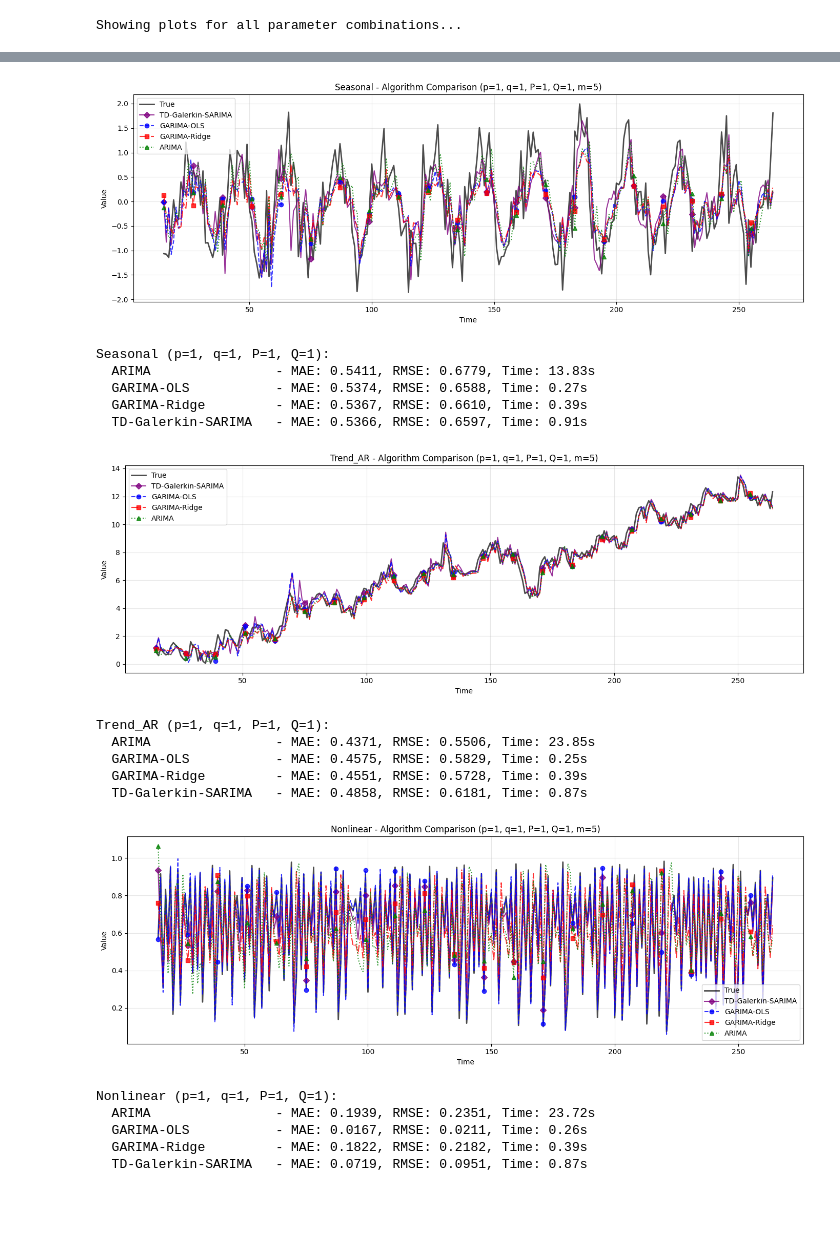
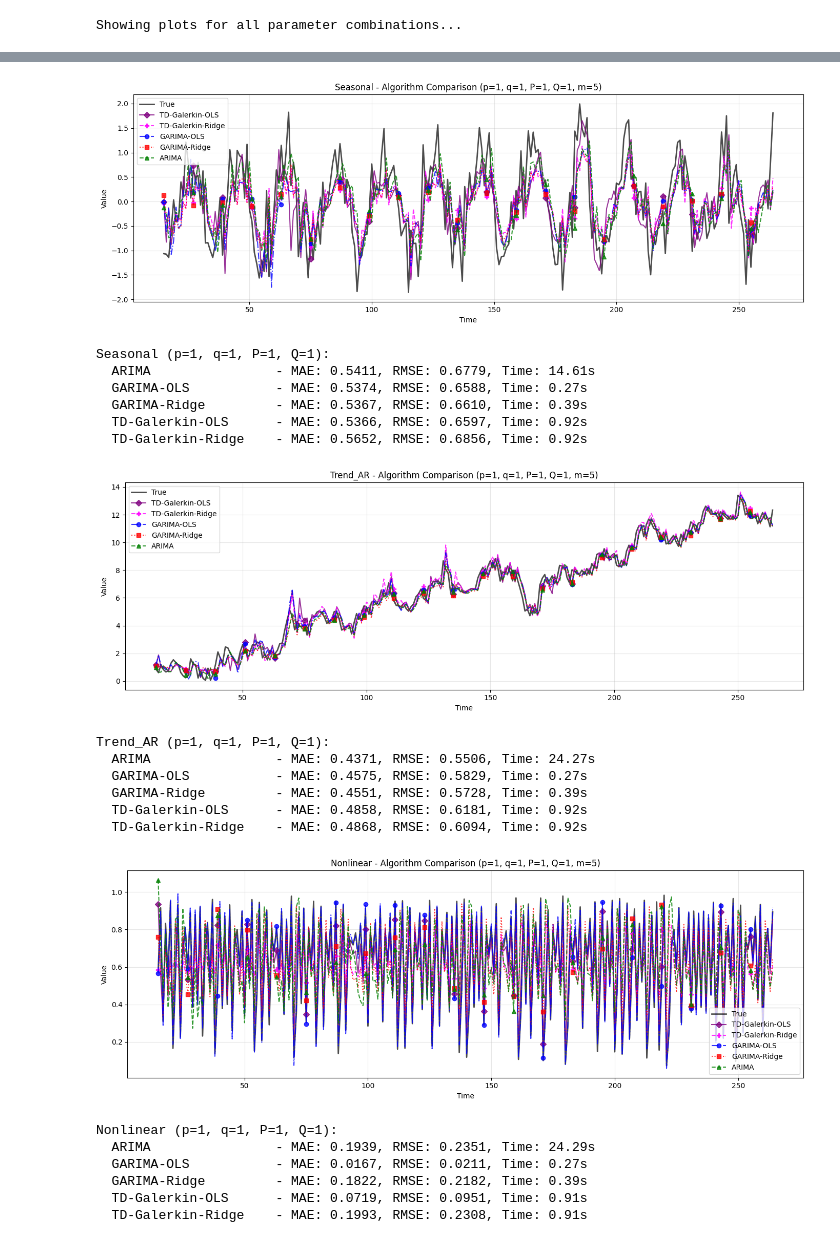
Before and after one commit to Gingerbread1213/Galerkin_ARIMA, a Jupyter notebook: TD_GARIMA_sythetic.ipynb, the cells around one changed output, grey strips where cells are left out. Drawn from its saved outputs; the diff is of its cells as text; code cells hidden in the pictures; blank space fills up the shorter version.

```diff
--- a/TD_GARIMA_sythetic.ipynb
+++ b/TD_GARIMA_sythetic.ipynb
@@ -74,9 +74,11 @@ import time
 from statsmodels.tsa.arima.model import ARIMA
 from model import GalerkinSARIMA
 
-# Define algorithms to run
+# Define algorithms to run - now including TD-Ridge!
 algorithms = [
-    {'name': 'TD-Galerkin-SARIMA', 'is_td': True},
+    {'name': 'TD-Galerkin-OLS', 'is_td': True, 'use_ridge': False},
+    {'name': 'TD-Galerkin-Ridge', 'is_td': True, 'use_ridge': True, 'ridge_lambda_ar': 1.5, 'ridge_lambda_ma': 1.0,
+     'ridge_weight_scheme': 'poly', 'ridge_eta': 1.5},
     {'name': 'GARIMA-OLS', 'use_ridge': False},
     {'name': 'GARIMA-Ridge', 'use_ridge': True, 'ridge_lambda_ar': 1.5, 'ridge_lambda_ma': 1.0,
      'ridge_weight_scheme': 'poly', 'ridge_eta': 1.5},
@@ -110,14 +112,17 @@ for run in range(1, num_runs + 1):
 
                     try:
                         if alg_config.get('is_td', False):
-                            # TD-Galerkin-SARIMA
+                            # TD-Galerkin-SARIMA (OLS or Ridge)
                             model_td = TDRLSGalerkinSARIMA(
                                 order=(p, 0, q),
                                 seasonal_order=(P, 0, Q, m),
-                                basis_functions="quadratic",
+                                basis_functions=["linear", "quadratic"],
                                 rho=0.9999,
-                                lambda_beta=1e-1,
-                                lambda_alpha=1e-1,
+                                lambda_beta=alg_config.get('ridge_lambda_ar', 1e-1),
+                                lambda_alpha=alg_config.get('ridge_lambda_ma', 1e-1),
+                                use_ridge=alg_config.get('use_ridge', False),
+                                ridge_weight_scheme=alg_config.get('ridge_weight_scheme', 'none'),
+                                ridge_eta=alg_config.get('ridge_eta', 1.0),
                                 standardize=False
                             )
                             model_td.fit(train)
@@ -236,11 +238,14 @@ for name, series in datasets.items():
         plt.plot(range(window, window + horizon), y_true, 'k-', linewidth=2, label='True', alpha=0.7)
 
         # Plot each algorithm if it ran successfully
-        colors = {'TD-Galerkin-SARIMA': 'purple', 'GARIMA-OLS': 'blue', 'GARIMA-Ridge': 'red', 'ARIMA': 'green'}
-        markers = {'TD-Galerkin-SARIMA': 'D', 'GARIMA-OLS': 'o', 'GARIMA-Ridge': 's', 'ARIMA': '^'}
-        linestyles = {'TD-Galerkin-SARIMA': '-', 'GARIMA-OLS': '--', 'GARIMA-Ridge': '-.', 'ARIMA': ':'}
+        colors = {'TD-Galerkin-OLS': 'purple', 'TD-Galerkin-Ridge': 'magenta',
+                  'GARIMA-OLS': 'blue', 'GARIMA-Ridge': 'red', 'ARIMA': 'green'}
+        markers = {'TD-Galerkin-OLS': 'D', 'TD-Galerkin-Ridge': 'P',
+                   'GARIMA-OLS': 'o', 'GARIMA-Ridge': 's', 'ARIMA': '^'}
+        linestyles = {'TD-Galerkin-OLS': '-', 'TD-Galerkin-Ridge': '--',
+                      'GARIMA-OLS': '-.', 'GARIMA-Ridge': ':', 'ARIMA': '--'}
 
-        for alg_name in ['TD-Galerkin-SARIMA', 'GARIMA-OLS', 'GARIMA-Ridge', 'ARIMA']:
+        for alg_name in ['TD-Galerkin-OLS', 'TD-Galerkin-Ridge', 'GARIMA-OLS', 'GARIMA-Ridge', 'ARIMA']:
             key = (name, p, q, P, Q, alg_name)
             if key in first_run_preds:
                 preds = first_run_preds[key]
@@ -282,21 +288,24 @@ Noisy_ARMA (p=1, q=1, P=1, Q=1):
-[figure, old version]
+[figure, new version]
 Seasonal (p=1, q=1, P=1, Q=1):
-  ARIMA                - MAE: 0.5411, RMSE: 0.6779, Time: 13.83s
+  ARIMA                - MAE: 0.5411, RMSE: 0.6779, Time: 14.61s
   GARIMA-OLS           - MAE: 0.5374, RMSE: 0.6588, Time: 0.27s
   GARIMA-Ridge         - MAE: 0.5367, RMSE: 0.6610, Time: 0.39s
-  TD-Galerkin-SARIMA   - MAE: 0.5366, RMSE: 0.6597, Time: 0.91s
+  TD-Galerkin-OLS      - MAE: 0.5366, RMSE: 0.6597, Time: 0.92s
+  TD-Galerkin-Ridge    - MAE: 0.5652, RMSE: 0.6856, Time: 0.92s
-[figure, old version]
+[figure, new version]
 Trend_AR (p=1, q=1, P=1, Q=1):
-  ARIMA                - MAE: 0.4371, RMSE: 0.5506, Time: 23.85s
-  GARIMA-OLS           - MAE: 0.4575, RMSE: 0.5829, Time: 0.25s
+  ARIMA                - MAE: 0.4371, RMSE: 0.5506, Time: 24.27s
+  GARIMA-OLS           - MAE: 0.4575, RMSE: 0.5829, Time: 0.27s
   GARIMA-Ridge         - MAE: 0.4551, RMSE: 0.5728, Time: 0.39s
-  TD-Galerkin-SARIMA   - MAE: 0.4858, RMSE: 0.6181, Time: 0.87s
+  TD-Galerkin-OLS      - MAE: 0.4858, RMSE: 0.6181, Time: 0.92s
+  TD-Galerkin-Ridge    - MAE: 0.4868, RMSE: 0.6094, Time: 0.92s
-[figure, old version]
+[figure, new version]
 Nonlinear (p=1, q=1, P=1, Q=1):
-  ARIMA                - MAE: 0.1939, RMSE: 0.2351, Time: 23.72s
-  GARIMA-OLS           - MAE: 0.0167, RMSE: 0.0211, Time: 0.26s
+  ARIMA                - MAE: 0.1939, RMSE: 0.2351, Time: 24.29s
+  GARIMA-OLS           - MAE: 0.0167, RMSE: 0.0211, Time: 0.27s
   GARIMA-Ridge         - MAE: 0.1822, RMSE: 0.2182, Time: 0.39s
-  TD-Galerkin-SARIMA   - MAE: 0.0719, RMSE: 0.0951, Time: 0.87s
+  TD-Galerkin-OLS      - MAE: 0.0719, RMSE: 0.0951, Time: 0.91s
+  TD-Galerkin-Ridge    - MAE: 0.1993, RMSE: 0.2308, Time: 0.91s
 # %%
 # Summary comparison across all algorithms
 print("="*80)
```
Also changed, not shown: parts of 3 cells of this notebook, 2 other files.
